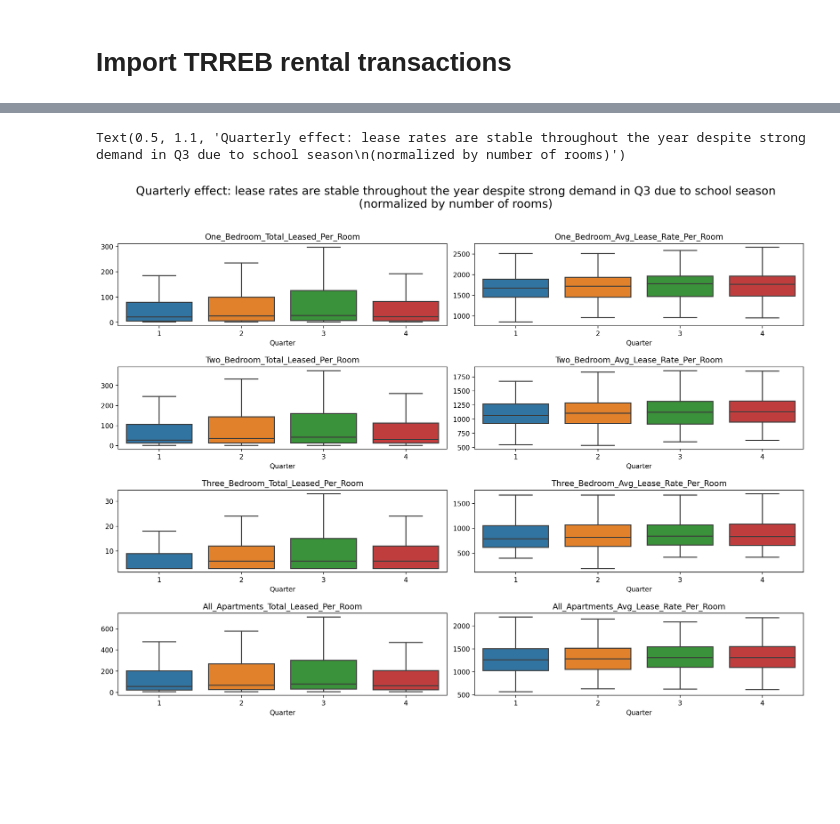
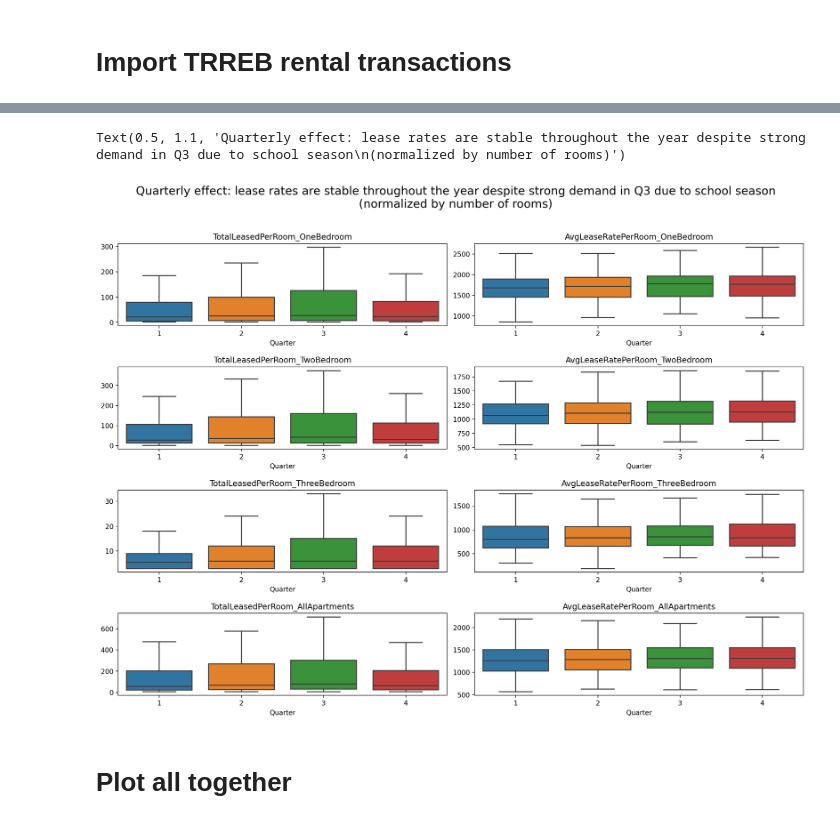
Before and after one commit to WillKWL/Project-TorontoApartment, a Jupyter notebook: source/2b- EDA_lease rates.ipynb, the cells around one changed output, grey strips where cells are left out. Drawn from its saved outputs; the diff is of its cells as text; code cells hidden in the pictures; blank space fills up the shorter version.

```diff
--- a/source/2b- EDA_lease rates.ipynb
+++ b/source/2b- EDA_lease rates.ipynb
@@ -95 +53,5 @@ dtype: int64
+# %%
+neighborhoods = gpd.read_file('../data/processed/neighbourhoods.geojson')
+# %%
+neighborhoods_rent = neighborhoods[['neighbourhood', 'hood_id', 'district', 'geometry']].merge(rent, on='district')
 # %%
@@ -148,8 +107,8 @@ Index(['Neighbourhood', 'hood_id', 'district', 'All_Apartments_Listed',
 # %%
-var = 'All_Apartments_Leased_vs_Listed'
+var = 'LeasedvsListed_AllApartments'
 title = 'Recovery in rental demand: ratio of leased to listed apartments has picked up in 2021'
 
-ax = sns.boxplot(x='Year', y=var,data=neighborhoods_rental,
+ax = sns.boxplot(x='Year', y=var, data=neighborhoods_rent,
             showfliers = False, # remove outliers
             )
 ax.set_ylabel('')
@@ -160,22 +121,16 @@ Text(0.5, 1.0, 'Recovery in rental demand: ratio of leased to listed apartments
 # %%
-vars = ['One_Bedroom_Total_Leased_Per_Room',
-       'One_Bedroom_Avg_Lease_Rate_Per_Room',
-       'Two_Bedroom_Total_Leased_Per_Room',
-       'Two_Bedroom_Avg_Lease_Rate_Per_Room',
-       'Three_Bedroom_Total_Leased_Per_Room',
-       'Three_Bedroom_Avg_Lease_Rate_Per_Room',
-       'All_Apartments_Total_Leased_Per_Room',
-       'All_Apartments_Avg_Lease_Rate_Per_Room']
+var1 = ['OneBedroom', 'TwoBedroom', 'ThreeBedroom', 'AllApartments']
+var2 = ['TotalLeasedPerRoom', 'AvgLeaseRatePerRoom']
 
-fig, axes = plt.subplots(int(len(vars)/2),2)
+fig, axes = plt.subplots(int(len(var1) * len(var2) / 2),2)
 fig.tight_layout()
 plt.subplots_adjust(hspace=0.5)
-for var, ax in zip(vars, axes.flatten()):
-    sns.boxplot(x='Year', y=var,data=neighborhoods_rental,
+for (v1, v2), ax in zip([(v1, v2) for v1 in var1 for v2 in var2], axes.flatten()):
+    sns.boxplot(x='Year', y=v2, data=neighborhoods_rent.loc[neighborhoods_rent['RoomType'] == v1],
                 showfliers = False, # remove outliers
                 ax=ax)
     ax.set_ylabel('')
-    ax.set_title(var)
+    ax.set_title(v2 + '_' + v1)
 
 fig.suptitle('Lease rates for apartments have tapered off since the spike in 2019\n(normalized by number of rooms)',
              size='xx-large', y = 1.1)
@@ -185,25 +142,18 @@ Text(0.5, 1.1, 'Lease rates for apartments have tapered off since the spike in 2
 # %%
-vars = ['One_Bedroom_Total_Leased_Per_Room',
-       'One_Bedroom_Avg_Lease_Rate_Per_Room',
-       'Two_Bedroom_Total_Leased_Per_Room',
-       'Two_Bedroom_Avg_Lease_Rate_Per_Room',
-       'Three_Bedroom_Total_Leased_Per_Room',
-       'Three_Bedroom_Avg_Lease_Rate_Per_Room',
-       'All_Apartments_Total_Leased_Per_Room',
-       'All_Apartments_Avg_Lease_Rate_Per_Room']
-
-fig, axes = plt.subplots(int(len(vars)/2),2)
+fig, axes = plt.subplots(int(len(var1) * len(var2) / 2),2)
 fig.tight_layout()
 plt.subplots_adjust(hspace=0.5)
-for var, ax in zip(vars, axes.flatten()):
-    sns.boxplot(x='Quarter', y=var,data=neighborhoods_rental,
+for (v1, v2), ax in zip([(v1, v2) for v1 in var1 for v2 in var2], axes.flatten()):
+    sns.boxplot(x='Quarter', y=v2, data=neighborhoods_rent.loc[neighborhoods_rent['RoomType'] == v1],
                 showfliers = False, # remove outliers
                 ax=ax)
     ax.set_ylabel('')
-    ax.set_title(var)
+    ax.set_title(v2 + '_' + v1)
 
 fig.suptitle('Quarterly effect: lease rates are stable throughout the year despite strong demand in Q3 due to school season\n(normalized by number of rooms)',
              size='xx-large', y = 1.1)
 # %% [output]
 Text(0.5, 1.1, 'Quarterly effect: lease rates are stable throughout the year despite strong demand in Q3 due to school season\n(normalized by number of rooms)')
-[figure, old version]
+[figure, new version]
+# %% [markdown]
+# Plot all together
```
Also changed, not shown: parts of 20 cells of this notebook, 9 other files.
